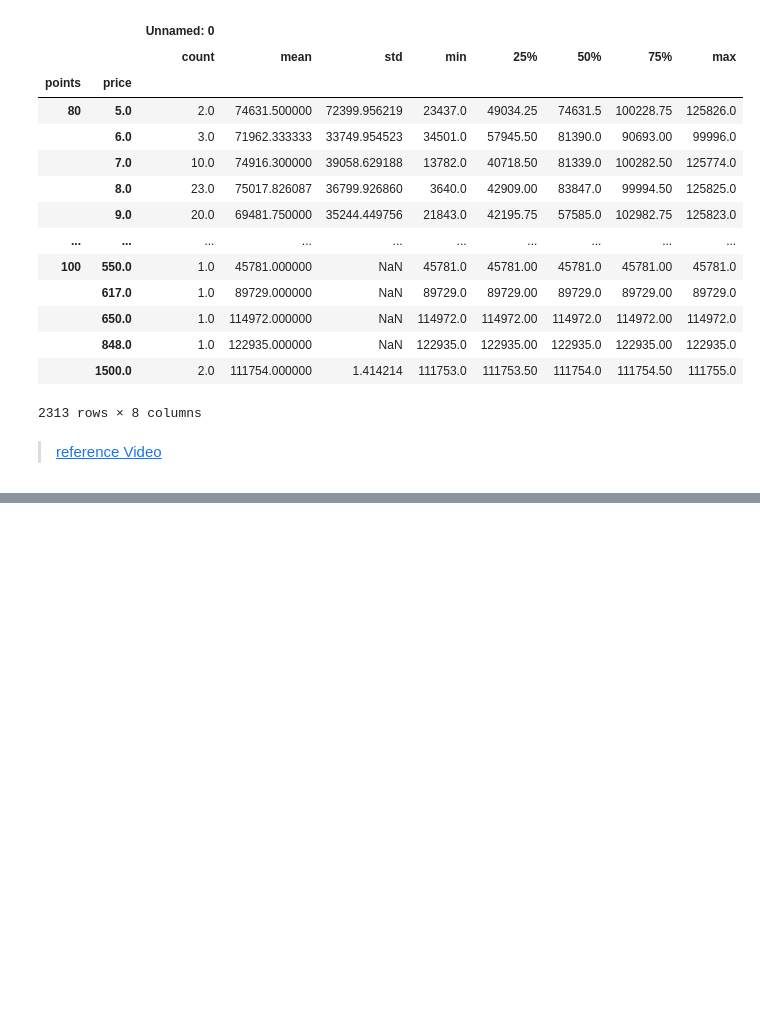
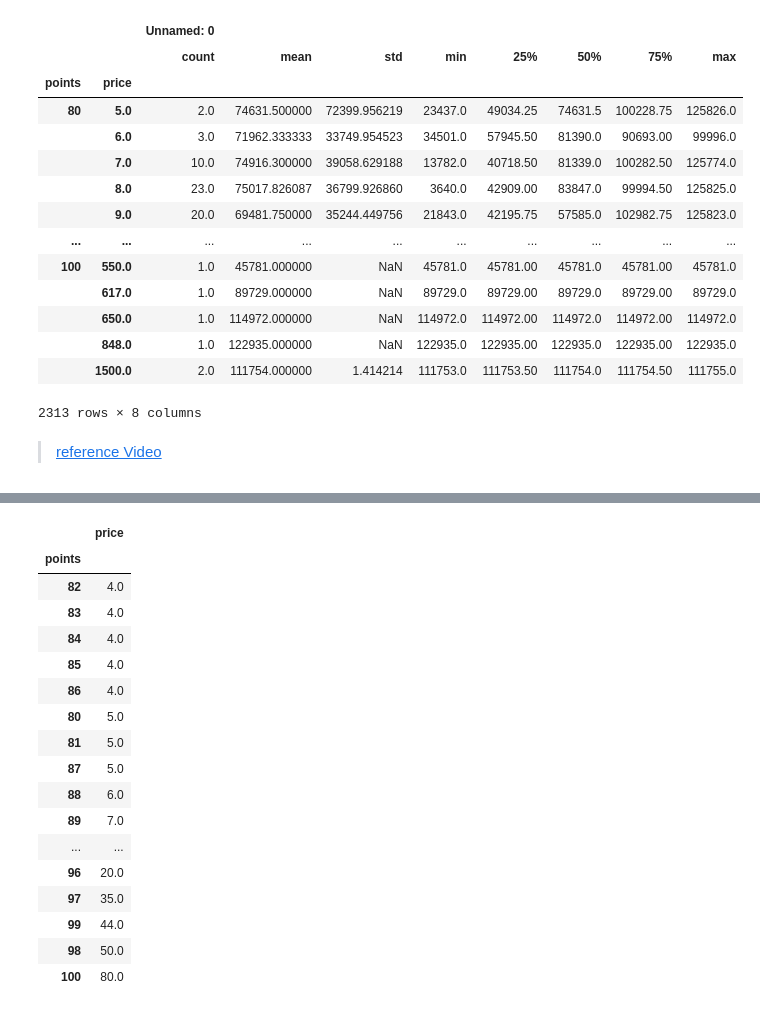
Before and after one commit to abdelazizSalah/Kaggle_Pandas, a Jupyter notebook: grouping_and_sorting.ipynb, the cells around one changed output, grey strips where cells are left out. Cells and saved outputs as stored; diff of their text form; code cells hidden in the pictures; blank space fills up the shorter version.

```diff
--- a/grouping_and_sorting.ipynb
+++ b/grouping_and_sorting.ipynb
@@ -188,0 +202,23 @@ reviews.groupby(['points', 'price']).describe()
+# %%
+prices = reviews.groupby(['points']).agg({'price' : 'min'})
+prices.sort_values(by='price')
+# prices.sort_values(by='price', ascending=False)
+# %% [output]
+|  | price |
+| points |  |
+| 82 | 4.0 |
+| 83 | 4.0 |
+| 84 | 4.0 |
+| 85 | 4.0 |
+| 86 | 4.0 |
+| 80 | 5.0 |
+| 81 | 5.0 |
+| 87 | 5.0 |
+| 88 | 6.0 |
+| 89 | 7.0 |
+| ... | ... |
+| 96 | 20.0 |
+| 97 | 35.0 |
+| 99 | 44.0 |
+| 98 | 50.0 |
+| 100 | 80.0 |
```
Also changed, not shown: parts of 5 cells of this notebook.
